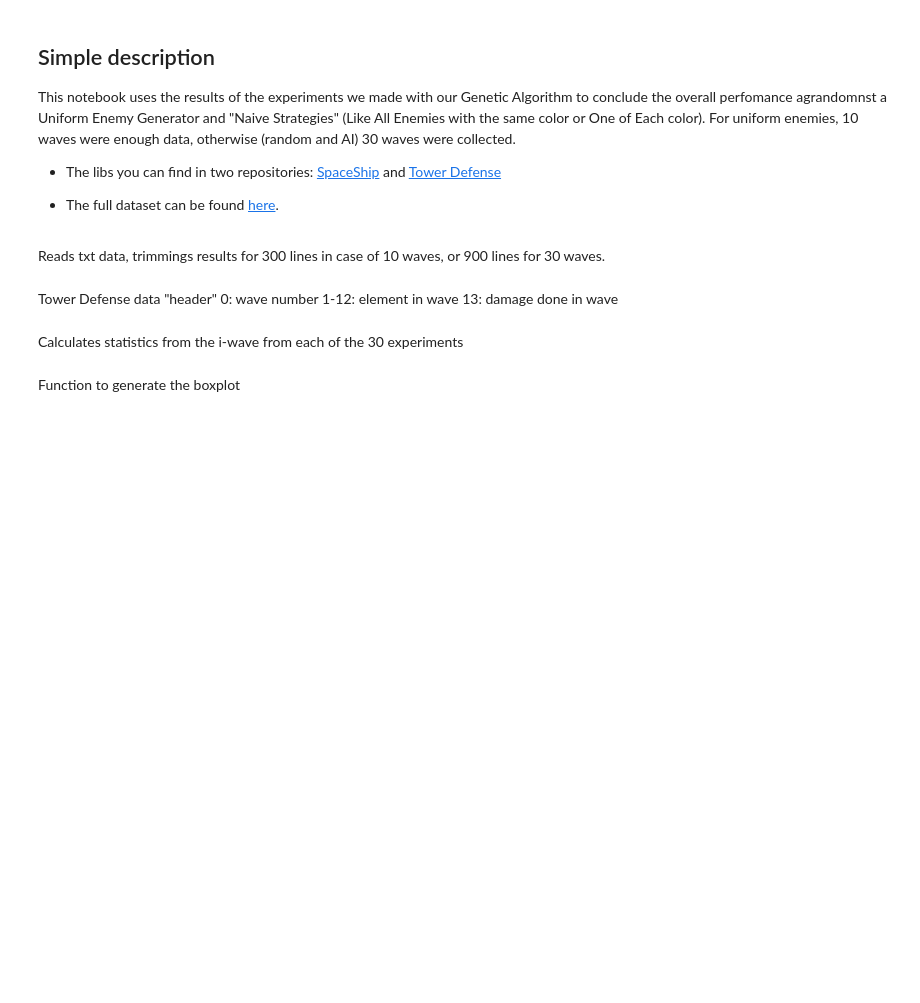
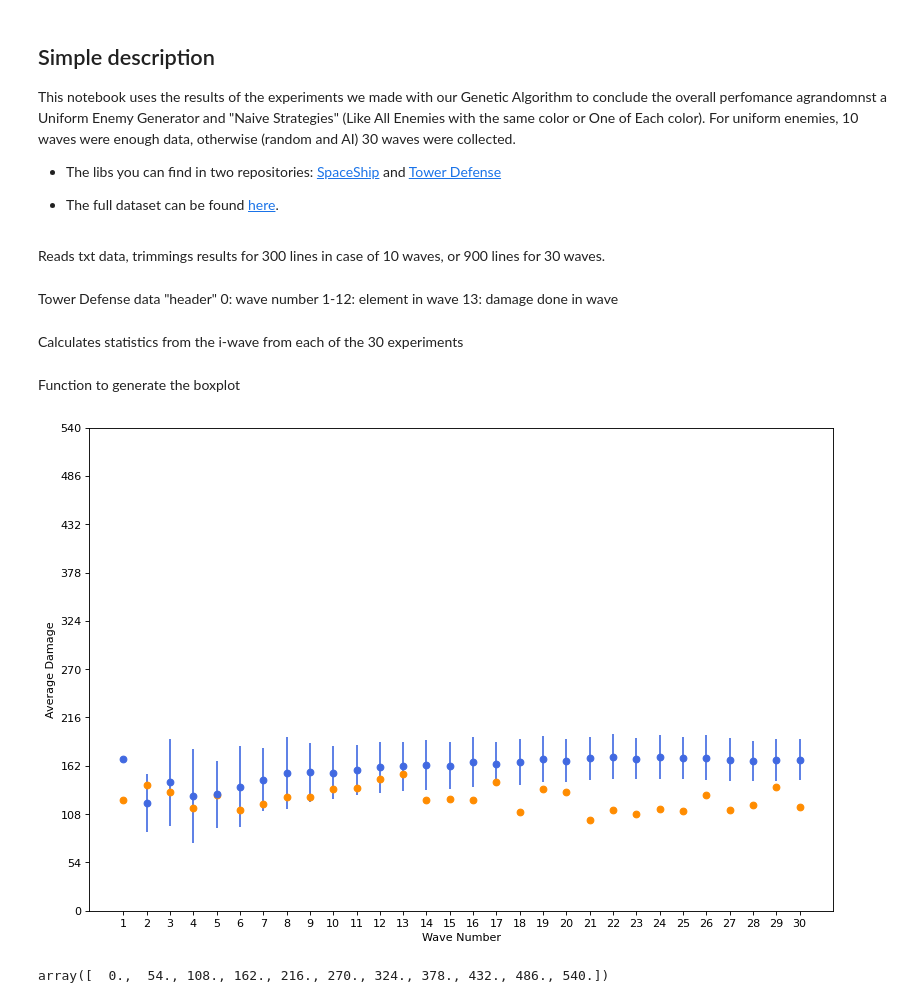
Before and after one commit to raktanaka/tcc-results, a Jupyter notebook: statistics.ipynb, the cells around one changed output. Drawn from its saved outputs; the diff is of its cells as text; code cells hidden in the pictures; blank space fills up the shorter version.

Commit message:
Added a new scatter plot with all fitness tests. Datasets reorganized

```diff
--- a/statistics.ipynb
+++ b/statistics.ipynb
@@ -254,16 +254,27 @@ GetBoxplot(ss_redmove_rd_perwave, ss_redmove_ai_perwave, 'SS Disparo Vermelho +
 #GetBoxplot(ss_redstill_rd_perwave, ss_redstill_ai_perwave, 'SS Disparo Vermelho + Parado')
 # %%
 plt.figure(figsize=(12, 8), dpi=80)
-plt.errorbar(td_allred_ai_stats['wave number'], td_allred_ai_stats['average damage'], yerr=td_allred_ai_stats['standart deviation'], linestyle='None', marker='o')
+plt.errorbar(td_allred_ai_stats['wave number'], td_allred_ai_stats['average damage'], yerr=td_allred_ai_stats['standart deviation'], linestyle='None', marker='o', color='royalblue')
+plt.plot(td_allred_rd_stats['wave number'], td_allred_rd_stats['average damage'], linestyle='None', marker='o', color='darkorange')
 plt.xlabel('Wave Number')
 plt.xticks(td_allred_ai_stats['wave number'])
 plt.ylabel('Average Damage')
-std_max = np.floor(float(td_allred_ai_stats['standart deviation'].max()))
-dmg_min = 0.9 * np.floor(float(td_allred_ai_stats['average damage'].min())) - std_max
-dmg_max = 1.2 * np.ceil(float(td_allred_ai_stats['average damage'].max())) + std_max
-plt.yticks(np.arange(dmg_min, dmg_max, (dmg_max - dmg_min) / 10))
+#std_max = np.floor(float(td_allred_ai_stats['standart deviation'].max()))
+#dmg_min = 0.9 * np.floor(float(td_allred_ai_stats['average damage'].min())) - std_max
+#dmg_max = 1.2 * np.ceil(float(td_allred_ai_stats['average damage'].max())) + std_max
+dmg_min = 0.0
+dmg_max = 540.0 + 1
+plt.yticks(np.arange(dmg_min, dmg_max, (dmg_max - dmg_min) // 10))
 #print(td_allred_ai_stats['standart deviation'])
 plt.show()
+# %% [output]
+[figure, added]
+# %%
+dmg_min = 0.0
+dmg_max = 540.0 + 1
+np.arange(dmg_min, dmg_max, (dmg_max - dmg_min) // 10)
+# %% [output]
+array([  0.,  54., 108., 162., 216., 270., 324., 378., 432., 486., 540.])
 # %%
 fig, (ax1, ax2) = plt.subplots(1, 2)
 plt.text(x=0.5, y=1.0, s='TD Red+Green Towers - Random vs AI - 30 Runs', fontsize=18, ha="center", transform=fig.transFigure)
```
Also changed, not shown: parts of 1 cell of this notebook, 25 other files.
